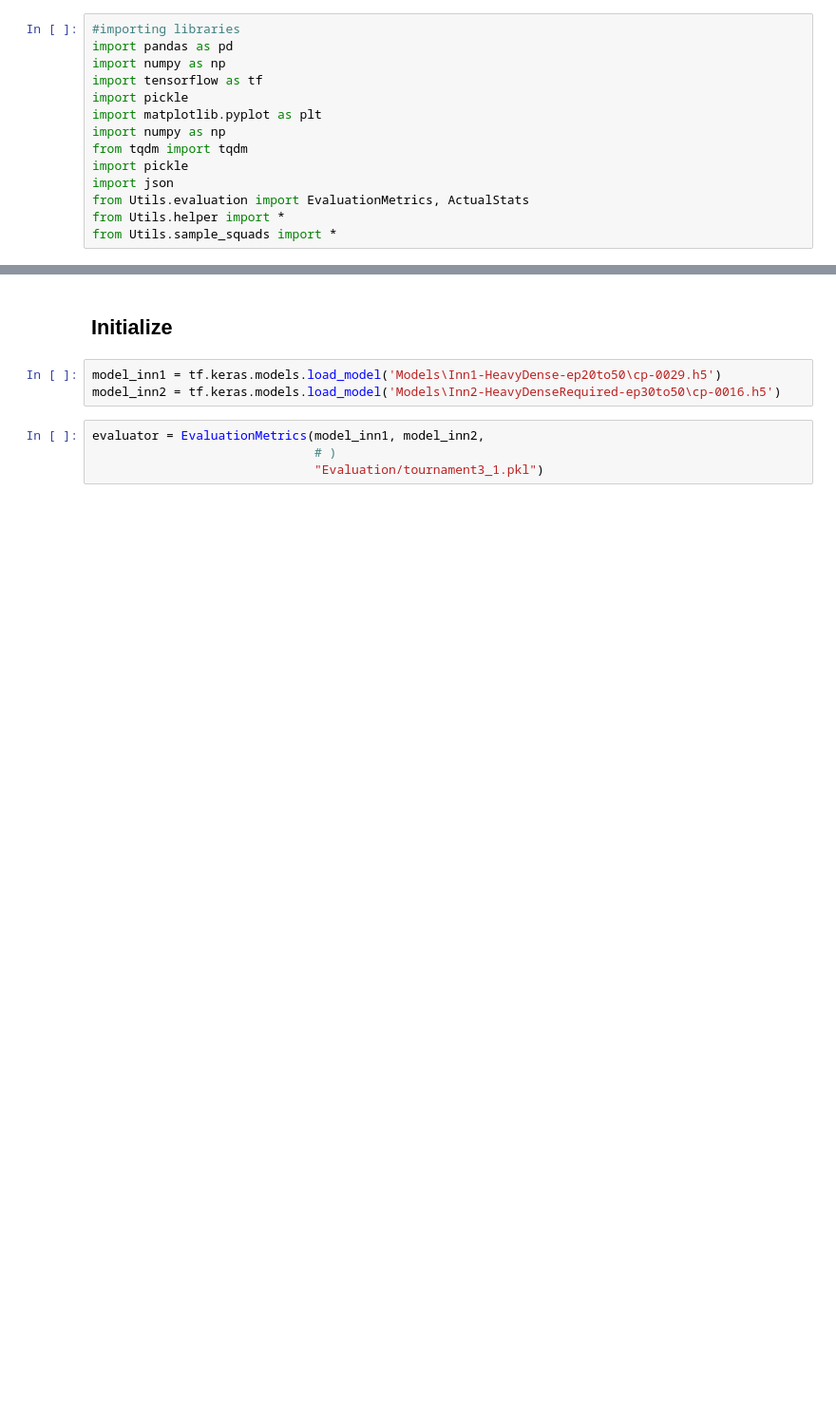
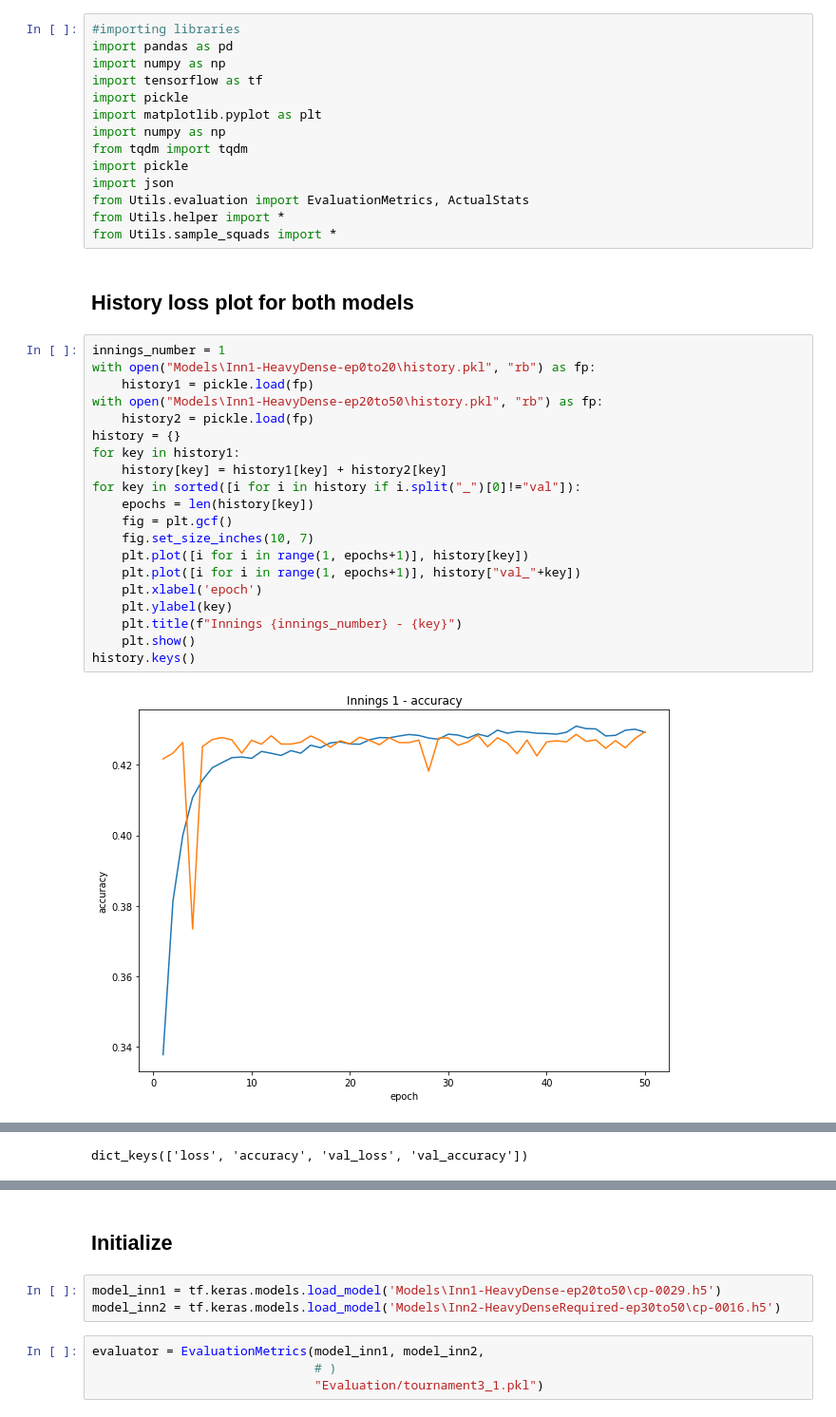
Before and after one commit to AravindM2803/IPL-Simulator, a Jupyter notebook: iplsim-dense/Evaluate.ipynb, the cells around one changed output, grey strips where cells are left out. Shown at 95% size. Drawn from its saved outputs; the diff is of its cells as text; blank space fills up the shorter version.

Commit message:
evaluate ipynb: added lossplots for both models

```diff
--- a/iplsim-dense/Evaluate.ipynb
+++ b/iplsim-dense/Evaluate.ipynb
@@ -12,3 +12,27 @@ import json
 from Utils.evaluation import EvaluationMetrics, ActualStats
 from Utils.helper import *
 from Utils.sample_squads import *
+# %% [markdown]
+## History loss plot for both models
+# %%
+innings_number = 1
+with open("Models\Inn1-HeavyDense-ep0to20\history.pkl", "rb") as fp:
+    history1 = pickle.load(fp)
+with open("Models\Inn1-HeavyDense-ep20to50\history.pkl", "rb") as fp:
+    history2 = pickle.load(fp)
+history = {}
+for key in history1:
+    history[key] = history1[key] + history2[key]
+for key in sorted([i for i in history if i.split("_")[0]!="val"]):
+    epochs = len(history[key])
+    fig = plt.gcf()
+    fig.set_size_inches(10, 7)
+    plt.plot([i for i in range(1, epochs+1)], history[key])
+    plt.plot([i for i in range(1, epochs+1)], history["val_"+key])
+    plt.xlabel('epoch')
+    plt.ylabel(key)
+    plt.title(f"Innings {innings_number} - {key}")
+    plt.show()
+history.keys()
+# %% [output]
+[figure, added]
@@ -14,0 +40 @@ from Utils.sample_squads import *
+dict_keys(['loss', 'accuracy', 'val_loss', 'val_accuracy'])
```
Also changed, not shown: parts of 2 cells of this notebook.
